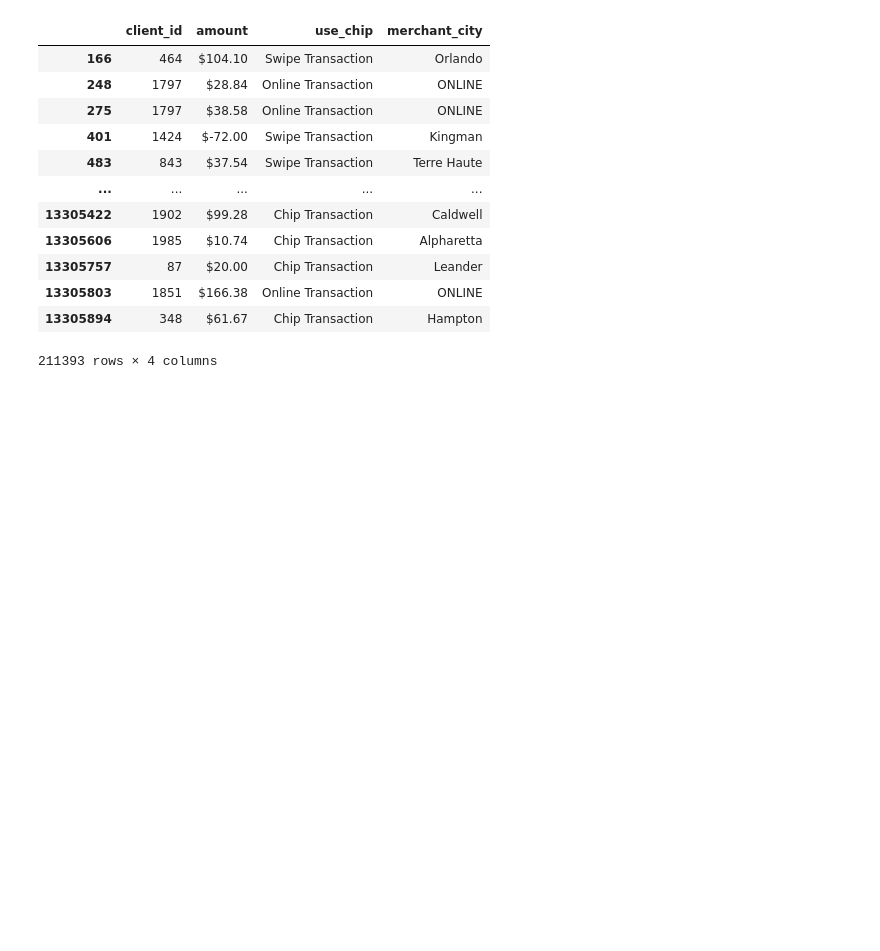
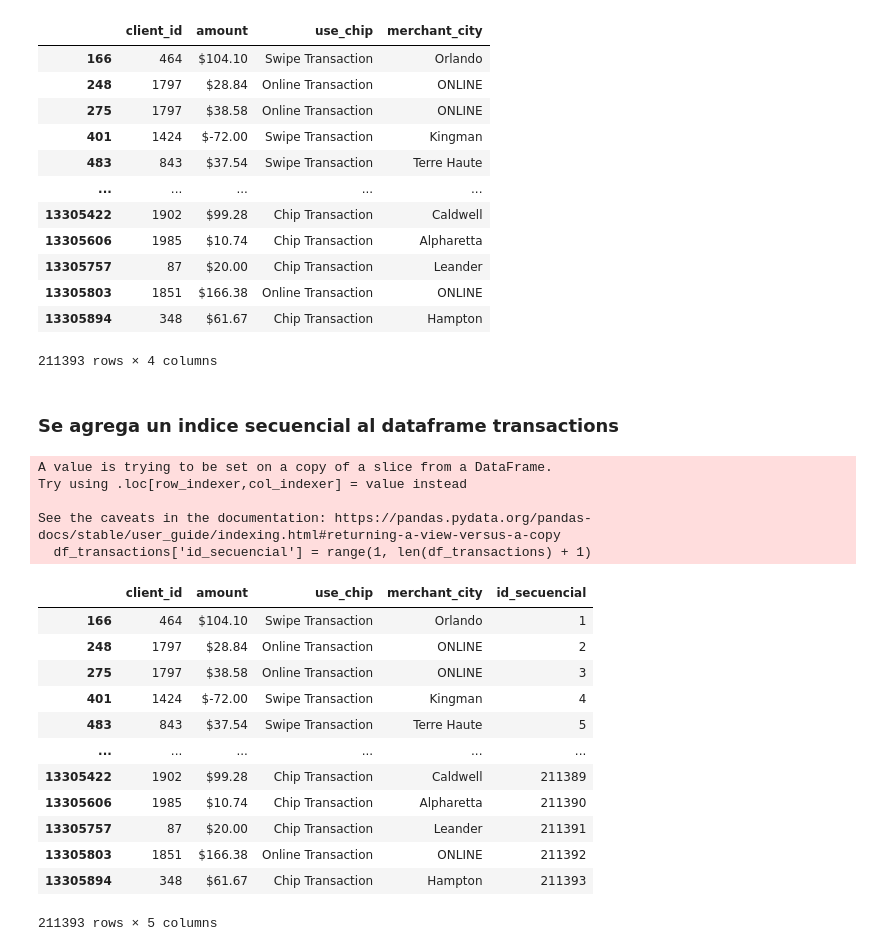
Before and after one commit to robertomalave/Practica_G11, a Jupyter notebook: desarrolloG11.ipynb, the cells around one changed output. Cells and saved outputs as stored; diff of their text form; code cells hidden in the pictures; blank space fills up the shorter version.

```diff
--- a/desarrolloG11.ipynb
+++ b/desarrolloG11.ipynb
@@ -771,3 +771,27 @@ df_transactions
 | 13305803 | 1851 | $166.38 | Online Transaction | ONLINE |
 | 13305894 | 348 | $61.67 | Chip Transaction | Hampton |
 211393 rows × 4 columns
+# %% [markdown]
+### Se agrega un indice secuencial al dataframe transactions
+# %%
+df_transactions['id_secuencial'] = range(1, len(df_transactions) + 1)
+df_transactions
+# %% [output]
+A value is trying to be set on a copy of a slice from a DataFrame.
+Try using .loc[row_indexer,col_indexer] = value instead
+
+See the caveats in the documentation: https://pandas.pydata.org/pandas-docs/stable/user_guide/indexing.html#returning-a-view-versus-a-copy
+  df_transactions['id_secuencial'] = range(1, len(df_transactions) + 1)
+|  | client_id | amount | use_chip | merchant_city | id_secuencial |
+| 166 | 464 | $104.10 | Swipe Transaction | Orlando | 1 |
+| 248 | 1797 | $28.84 | Online Transaction | ONLINE | 2 |
+| 275 | 1797 | $38.58 | Online Transaction | ONLINE | 3 |
+| 401 | 1424 | $-72.00 | Swipe Transaction | Kingman | 4 |
+| 483 | 843 | $37.54 | Swipe Transaction | Terre Haute | 5 |
+| ... | ... | ... | ... | ... | ... |
+| 13305422 | 1902 | $99.28 | Chip Transaction | Caldwell | 211389 |
+| 13305606 | 1985 | $10.74 | Chip Transaction | Alpharetta | 211390 |
+| 13305757 | 87 | $20.00 | Chip Transaction | Leander | 211391 |
+| 13305803 | 1851 | $166.38 | Online Transaction | ONLINE | 211392 |
+| 13305894 | 348 | $61.67 | Chip Transaction | Hampton | 211393 |
+211393 rows × 5 columns
```
